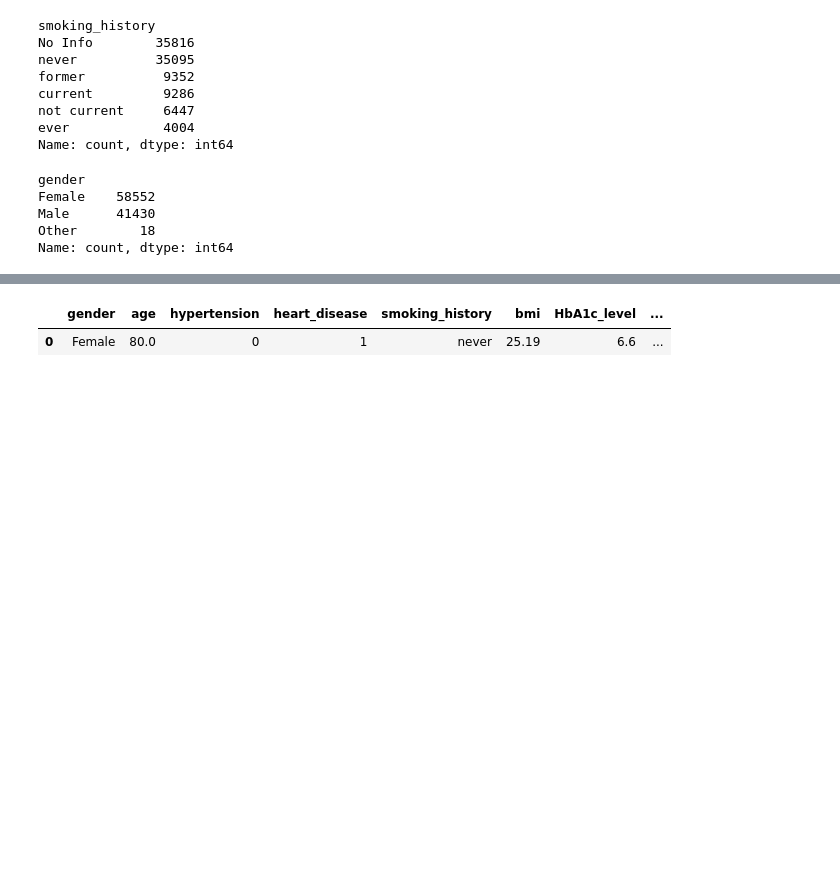
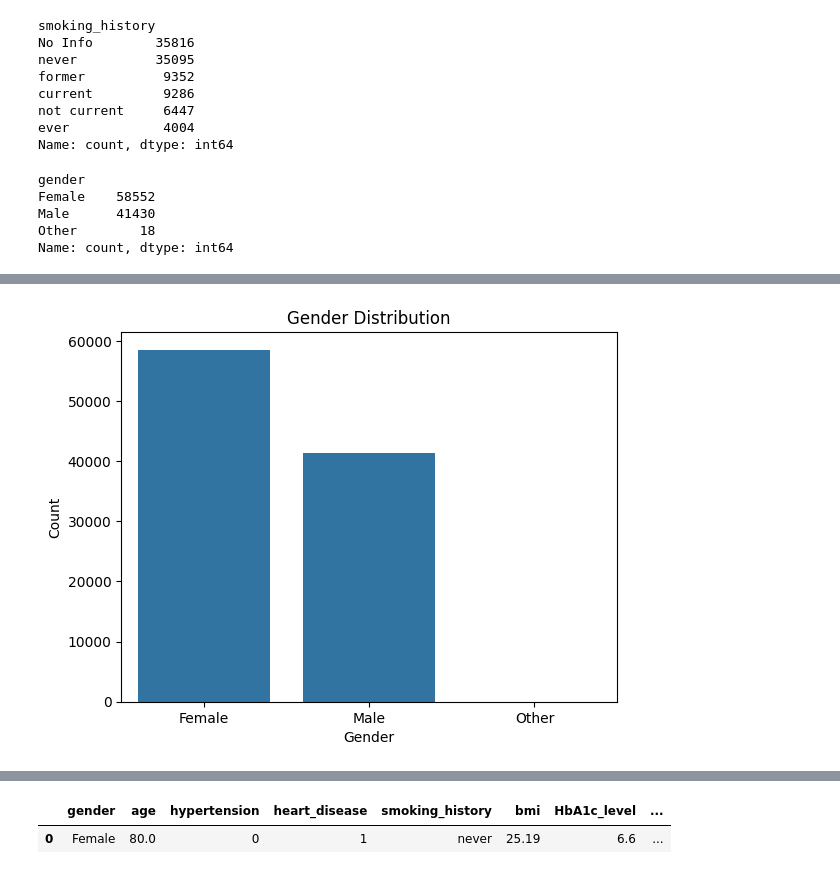
Before and after one commit to Subhrajyoti987/Diabetes-Prediction-ML-Web-Integration-Project, a Jupyter notebook: diabetes pred.ipynb, the cells around one changed output, grey strips where cells are left out. Saved outputs shown, nothing was run; the diff lists cells and outputs as text; code cells hidden in the pictures; blank space fills up the shorter version.

```diff
--- a/diabetes pred.ipynb
+++ b/diabetes pred.ipynb
@@ -78,0 +106,8 @@ https://gist.github.com/mwaskom/de44147ed2974457ad6372750bbe5751
+# %%
+sns.countplot(data=df, x='gender')
+plt.xlabel('Gender')
+plt.ylabel('Count')
+plt.title('Gender Distribution')
+plt.show()
+# %% [output]
+[figure, added]
```
Also changed, not shown: parts of 25 cells of this notebook.
